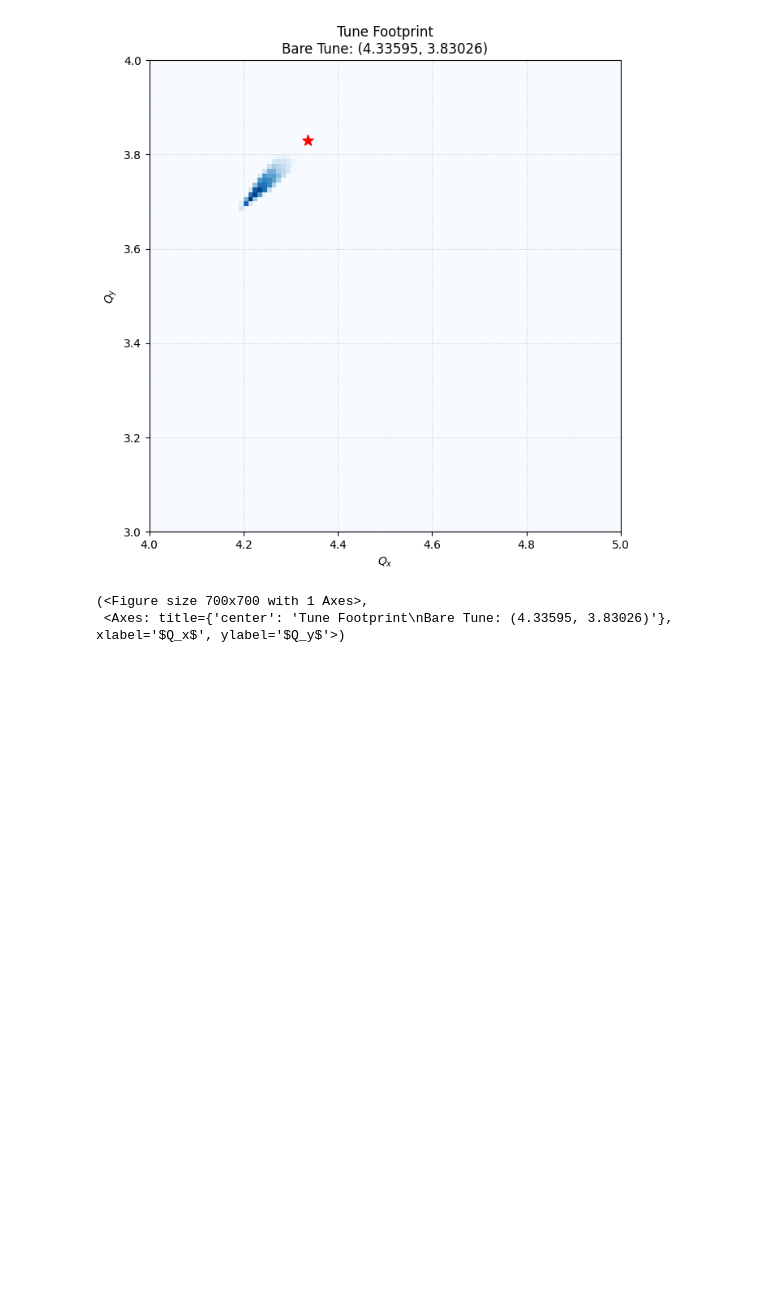
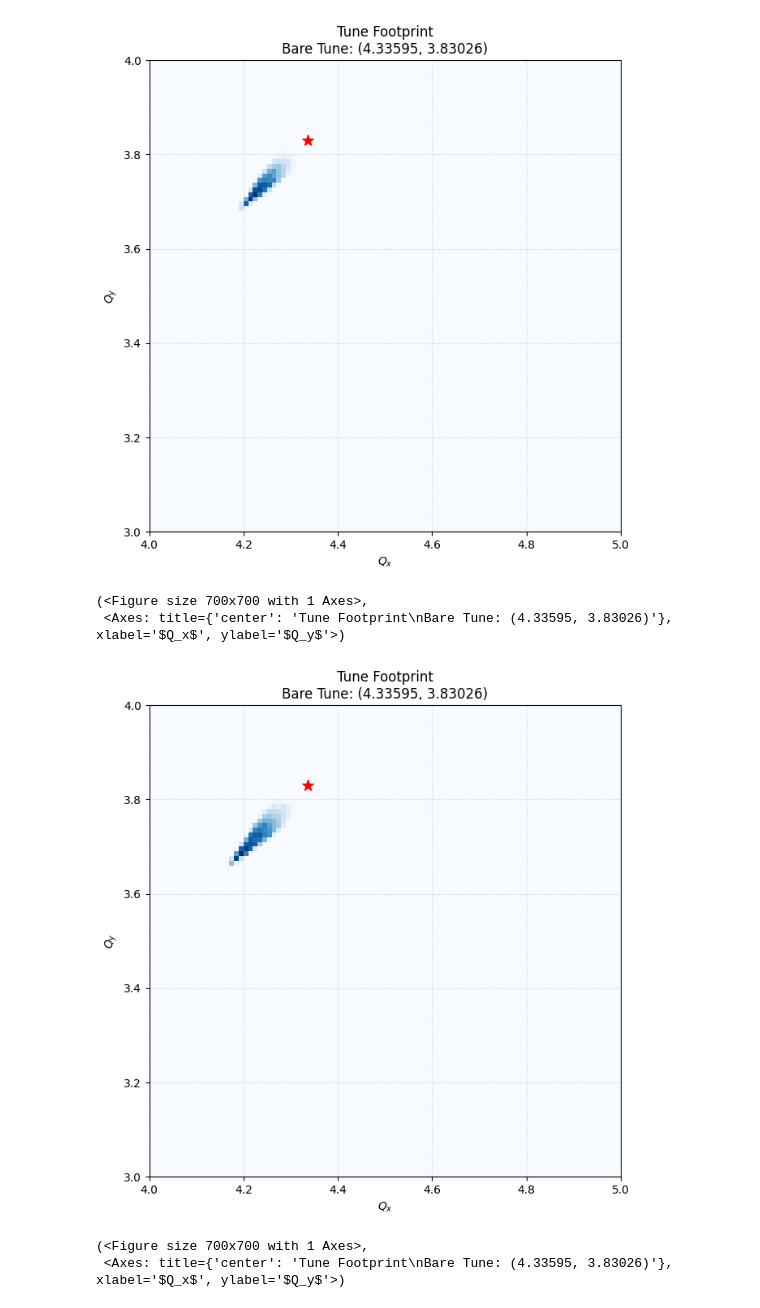
Before and after one commit to robertsimpson03/Accelerator-Simulation, a Jupyter notebook: refined_2/scbsc_analysis.ipynb, the cells around one changed output. Drawn from its saved outputs; the diff is of its cells as text; code cells hidden in the pictures; blank space fills up the shorter version.

```diff
--- a/refined_2/scbsc_analysis.ipynb
+++ b/refined_2/scbsc_analysis.ipynb
@@ -10,3 +10,11 @@ analysis.tune_histogram()
 [figure]
 (<Figure size 700x700 with 1 Axes>,
  <Axes: title={'center': 'Tune Footprint\nBare Tune: (4.33595, 3.83026)'}, xlabel='$Q_x$', ylabel='$Q_y$'>)
+# %%
+analysis = Analysis('my_sc_2')
+# %%
+analysis.tune_histogram()
+# %% [output]
+[figure, added]
+(<Figure size 700x700 with 1 Axes>,
+ <Axes: title={'center': 'Tune Footprint\nBare Tune: (4.33595, 3.83026)'}, xlabel='$Q_x$', ylabel='$Q_y$'>)
```
Also changed, not shown: parts of 2 cells of this notebook, 2 other files.
